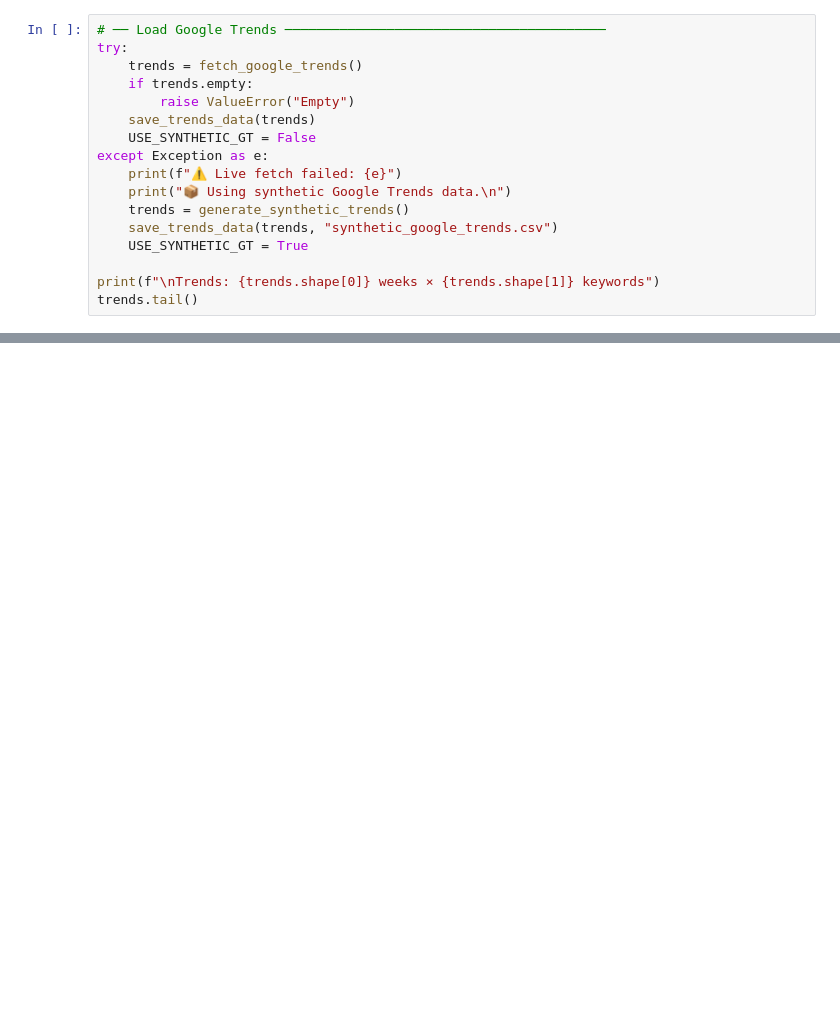
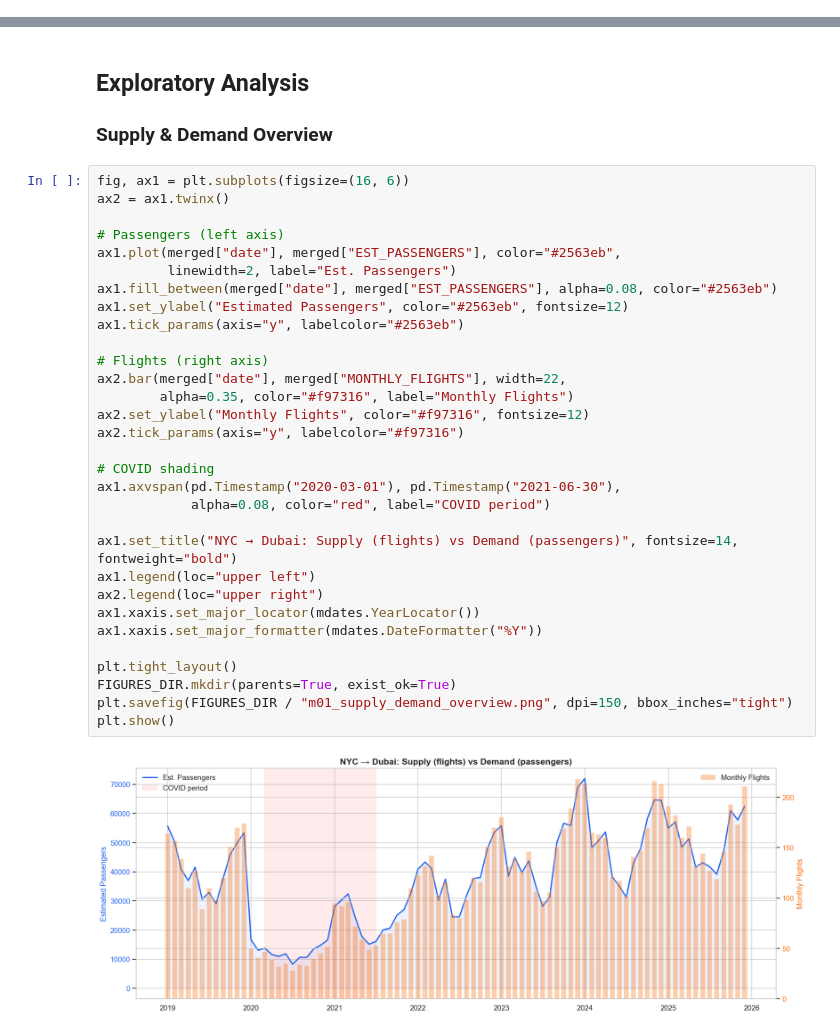
Before and after one commit to Dheerajc15/OTA-Growth-Analytics-NYC-Dubai, a Jupyter notebook: notebooks/01_demand_forecasting.ipynb, the cells around one changed output, grey strips where cells are left out. Drawn from its saved outputs; the diff is of its cells as text; blank space fills up the shorter version.

```diff
--- a/notebooks/01_demand_forecasting.ipynb
+++ b/notebooks/01_demand_forecasting.ipynb
@@ -162,17 +0,0 @@ fig.show()
-# %%
-# ── Load Google Trends ─────────────────────────────────────────
-try:
-    trends = fetch_google_trends()
-    if trends.empty:
-        raise ValueError("Empty")
-    save_trends_data(trends)
-    USE_SYNTHETIC_GT = False
-except Exception as e:
-    print(f"⚠️ Live fetch failed: {e}")
-    print("📦 Using synthetic Google Trends data.\n")
-    trends = generate_synthetic_trends()
-    save_trends_data(trends, "synthetic_google_trends.csv")
-    USE_SYNTHETIC_GT = True
-
-print(f"\nTrends: {trends.shape[0]} weeks × {trends.shape[1]} keywords")
-trends.tail()
@@ -392,0 +148,37 @@ Saved → C:\repos\Travel\OTA-Growth-Analytics-NYC-Dubai\data\raw\google_trends\
+# %% [markdown]
+## Exploratory Analysis
+
+### Supply & Demand Overview
+# %%
+fig, ax1 = plt.subplots(figsize=(16, 6))
+ax2 = ax1.twinx()
+
+# Passengers (left axis)
+ax1.plot(merged["date"], merged["EST_PASSENGERS"], color="#2563eb",
+         linewidth=2, label="Est. Passengers")
+ax1.fill_between(merged["date"], merged["EST_PASSENGERS"], alpha=0.08, color="#2563eb")
+ax1.set_ylabel("Estimated Passengers", color="#2563eb", fontsize=12)
+ax1.tick_params(axis="y", labelcolor="#2563eb")
+
+# Flights (right axis)
+ax2.bar(merged["date"], merged["MONTHLY_FLIGHTS"], width=22,
+        alpha=0.35, color="#f97316", label="Monthly Flights")
+ax2.set_ylabel("Monthly Flights", color="#f97316", fontsize=12)
+ax2.tick_params(axis="y", labelcolor="#f97316")
+
+# COVID shading
+ax1.axvspan(pd.Timestamp("2020-03-01"), pd.Timestamp("2021-06-30"),
+            alpha=0.08, color="red", label="COVID period")
+
+ax1.set_title("NYC → Dubai: Supply (flights) vs Demand (passengers)", fontsize=14, fontweight="bold")
+ax1.legend(loc="upper left")
+ax2.legend(loc="upper right")
+ax1.xaxis.set_major_locator(mdates.YearLocator())
+ax1.xaxis.set_major_formatter(mdates.DateFormatter("%Y"))
+
+plt.tight_layout()
+FIGURES_DIR.mkdir(parents=True, exist_ok=True)
+plt.savefig(FIGURES_DIR / "m01_supply_demand_overview.png", dpi=150, bbox_inches="tight")
+plt.show()
+# %% [output]
+[figure, added]
```
Also changed, not shown: parts of 42 cells of this notebook, 1 other file.
